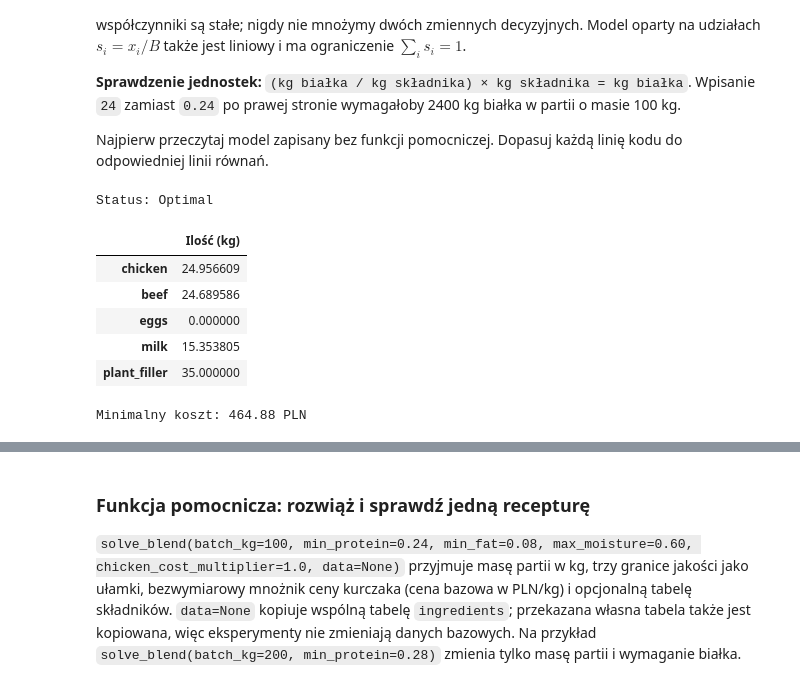
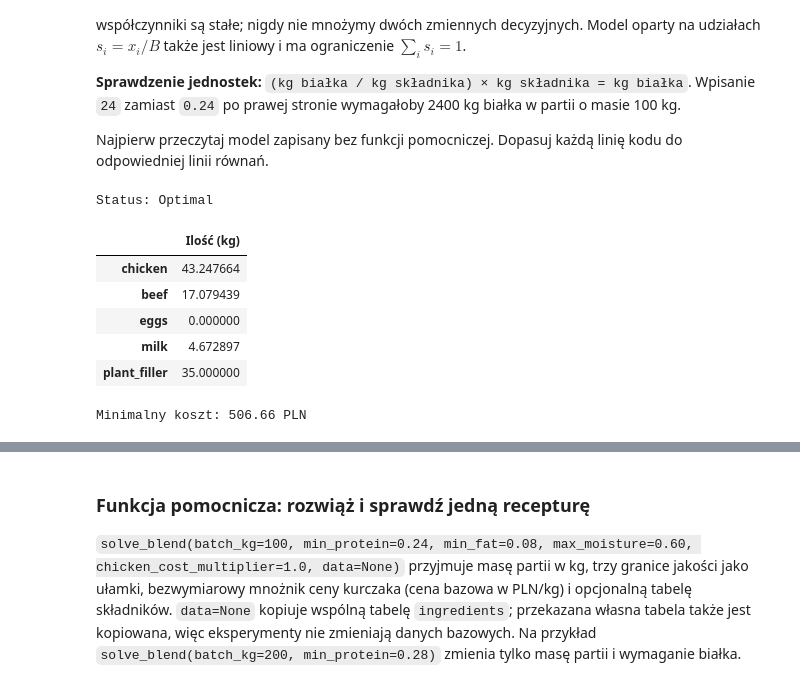
Before and after one commit to piotr-kozulak/missip, a Jupyter notebook: pl/lab_auto_2.ipynb, the cells around one changed output, grey strips where cells are left out. Saved outputs shown, nothing was run; the diff lists cells and outputs as text; code cells hidden in the pictures.

```diff
--- a/pl/lab_auto_2.ipynb
+++ b/pl/lab_auto_2.ipynb
@@ -196,31 +175,31 @@ Najpierw przeczytaj model zapisany bez funkcji pomocniczej. Dopasuj każdą lini
 # %%
 # Zmienne opisują kg składników; stała masa partii przelicza procenty na wymagane kg.
 batch_kg = 100
 full_model = pulp.LpProblem("Five_ingredient_recipe", pulp.LpMinimize)
 x = {name: pulp.LpVariable(f"kg_{name}", lowBound=0) for name in ingredients.index}
 full_model += pulp.lpSum(ingredients.loc[i, "cost_pln_per_kg"] * x[i] for i in x), "Cost_PLN"
 full_model += pulp.lpSum(x.values()) == batch_kg, "Batch_kg"
-full_model += pulp.lpSum(ingredients.loc[i, "protein"] * x[i] for i in x) >= 0.24 * batch_kg, "Protein_kg"
+full_model += pulp.lpSum(ingredients.loc[i, "protein"] * x[i] for i in x) >= 0.28 * batch_kg, "Protein_kg"
 full_model += pulp.lpSum(ingredients.loc[i, "fat"] * x[i] for i in x) >= 0.08 * batch_kg, "Fat_kg"
 full_model += pulp.lpSum(ingredients.loc[i, "moisture"] * x[i] for i in x) <= 0.60 * batch_kg, "Moisture_kg"
 for i in x:
     full_model += x[i] >= ingredients.loc[i, "min_share"] * batch_kg, f"Min_{i}"
     full_model += x[i] <= ingredients.loc[i, "max_share"] * batch_kg, f"Max_{i}"
 # Odczytaj ilości dopiero po znalezieniu optimum pełnego modelu.
 full_model.solve(SOLVER)
 print("Status:", pulp.LpStatus[full_model.status])
 if full_model.status == pulp.LpStatusOptimal:
     display(pd.Series({i: x[i].value() for i in x}, name="Ilość (kg)").to_frame())
     print(f"Minimalny koszt: {pulp.value(full_model.objective):.2f} PLN")
 # %% [output]
 Status: Optimal
 |  | Ilość (kg) |
-| chicken | 24.956609 |
-| beef | 24.689586 |
+| chicken | 43.247664 |
+| beef | 17.079439 |
 | eggs | 0.000000 |
-| milk | 15.353805 |
+| milk | 4.672897 |
 | plant_filler | 35.000000 |
-Minimalny koszt: 464.88 PLN
+Minimalny koszt: 506.66 PLN
 # %% [markdown]
 ### Zadanie 1 — obejrzyj i zmień model
 
```
Also changed, not shown: parts of 14 cells of this notebook.
